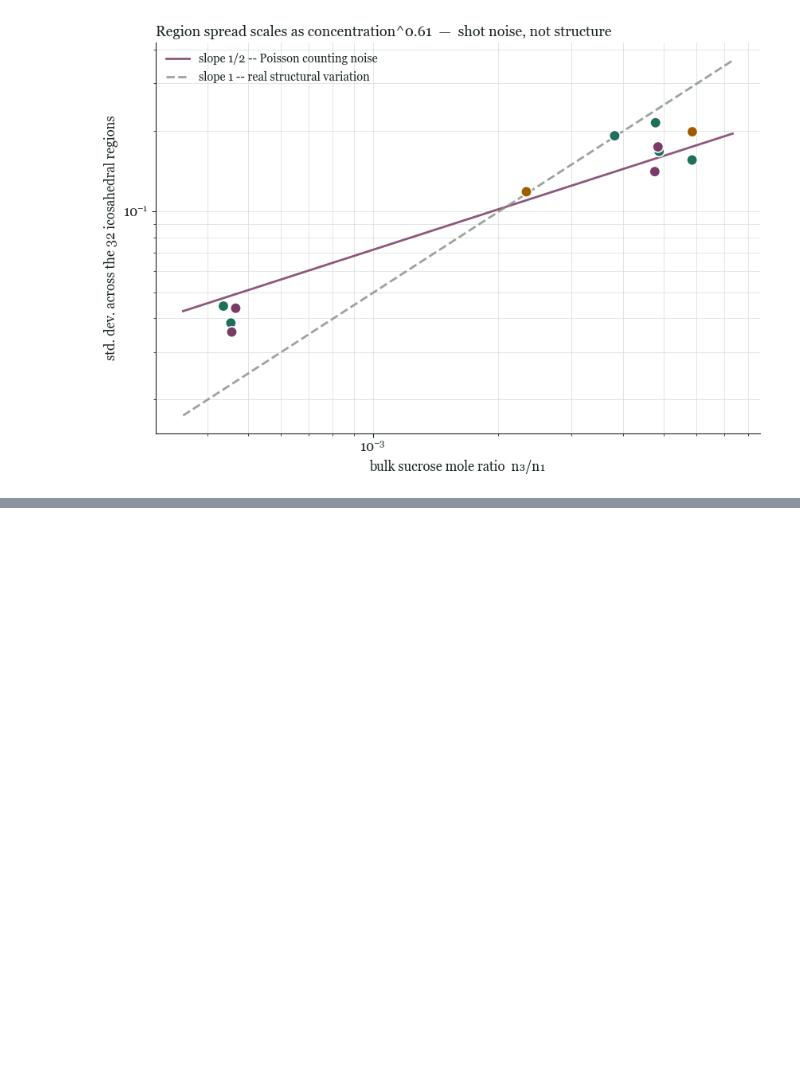
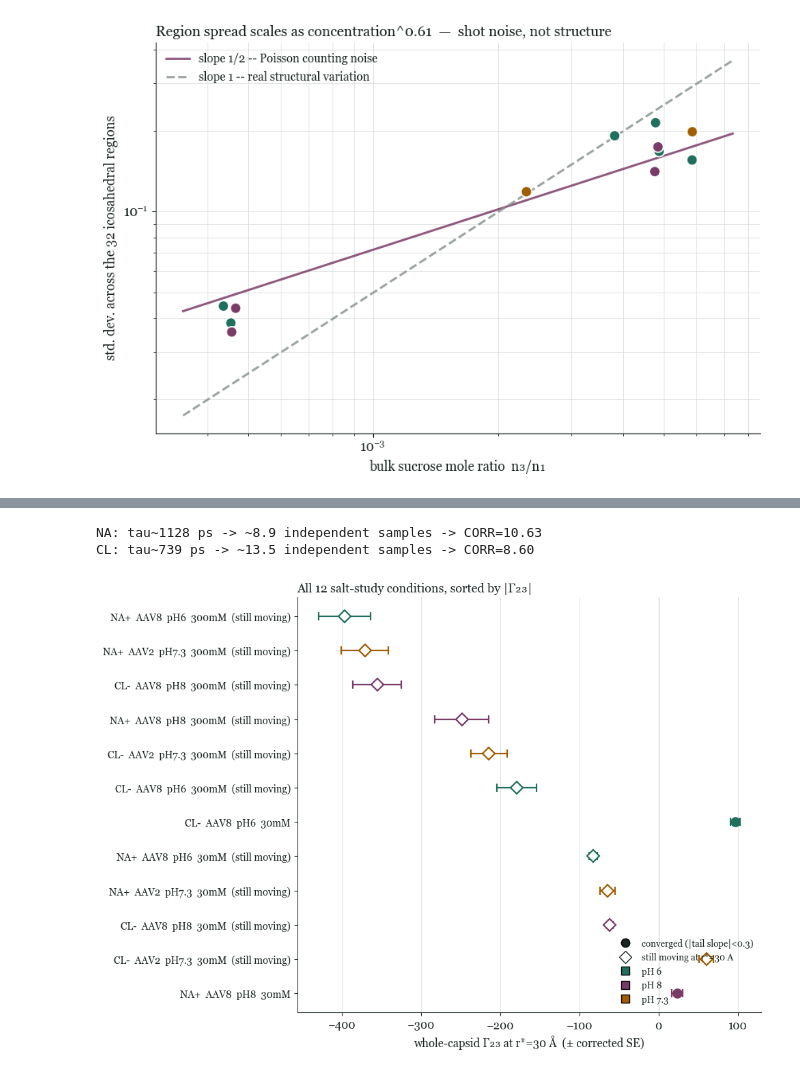
Before and after one commit to rei-plushie/pic_results, a Jupyter notebook: pic_suc_7_9/10ns-simulations/pic_analysis.ipynb, the cells around one changed output, grey strips where cells are left out. Cells and saved outputs as stored; diff of their text form; code cells hidden in the pictures; blank space fills up the shorter version.

```diff
--- a/pic_suc_7_9/10ns-simulations/pic_analysis.ipynb
+++ b/pic_suc_7_9/10ns-simulations/pic_analysis.ipynb
@@ -847,0 +877,7 @@ for comparison, the other 3 DOE corners (Section 9, all using current BY_KEY dat
+# %%
+r3, g3, sem3 = TRIALS["trial 3"]["r"], TRIALS["trial 3"]["g"], TRIALS["trial 3"]["sem"]
+for r_target in (15, 18, 20, 22, 25, 28, 30):
+    i = int(np.argmin(np.abs(r3 - r_target)))
+    print(f"  r={r3[i]:5.1f}  Gamma23={g3[i]:7.2f} +/- {sem3[i]*CORR:5.2f}")
+print(f"\nrise from r=15 to r=30: {g3[-1]-value_at_raw(TRIALS['trial 3'],15.0)[0]:+.1f}"
+      f"  -- still climbing, not flat")
@@ -847,0 +1022,46 @@ for comparison, the other 3 DOE corners (Section 9, all using current BY_KEY dat
+# %%
+D_ION = {"NA": 0.133, "CL": 0.203}  # A^2/ps, bulk aqueous diffusion coefficients
+L_SALT = 30.0  # A, this dataset's local-domain width
+
+CORR_ION = {}
+for ion, D in D_ION.items():
+    tau = L_SALT**2 / (6 * D)
+    n_eff = 10000.0 / tau  # 10 ns run
+    CORR_ION[ion] = np.sqrt(1001.0 / n_eff)
+    print(f"{ion}: tau~{tau:.0f} ps -> ~{n_eff:.1f} independent samples -> CORR={CORR_ION[ion]:.2f}")
+
+ordered = sorted(SALT_CONDITIONS, key=lambda c: -abs(c["g"][-1]))
+fig, ax = plt.subplots(figsize=(10.0, 7.2))
+yticks, ylabels = [], []
+for i, c in enumerate(ordered):
+    y = -i
+    corr = CORR_ION[c["ion"]]
+    color = TEAL if c["ph"] == 6.0 else (PLUM if c["ph"] == 8.0 else AMBER)
+    converged = abs(c["slope_tail"]) < 0.3
+    marker = "o" if converged else "D"
+    ax.errorbar(c["g"][-1], y, xerr=c["sem"][-1]*corr, fmt=marker, color=color,
+                ecolor=color, markersize=9, capsize=4, elinewidth=1.6,
+                markerfacecolor=color if converged else "white", markeredgewidth=1.6, zorder=3)
+    yticks.append(y)
+    ylabels.append(f"{c['ion']}{'+' if c['ion']=='NA' else '-'}  {c['serotype'].upper()}  "
+                    f"pH{c['ph']:g}  {c['salt']}mM" + ("" if converged else "  (still moving)"))
+
+ax.set_yticks(yticks); ax.set_yticklabels(ylabels, fontsize=10.5)
+ax.axvline(0, color=GRID, linewidth=1, zorder=0)
+ax.grid(True, axis="x", color=GRID, linewidth=0.6, zorder=0); ax.set_axisbelow(True)
+ax.set_xlabel("whole-capsid \u0393\u2082\u2083 at r*=30 \u00c5  (\u00b1 corrected SE)")
+for s in ("top", "right"):
+    ax.spines[s].set_visible(False)
+ax.legend(handles=[
+    Line2D([0],[0],marker='o',color='none',markerfacecolor=INK,markersize=9,label='converged (|tail slope|<0.3)'),
+    Line2D([0],[0],marker='D',color='none',markerfacecolor='white',markeredgecolor=INK,markersize=9,label='still moving at r*=30 A'),
+    Line2D([0],[0],marker='s',color='none',markerfacecolor=TEAL,markersize=9,label='pH 6'),
+    Line2D([0],[0],marker='s',color='none',markerfacecolor=PLUM,markersize=9,label='pH 8'),
+    Line2D([0],[0],marker='s',color='none',markerfacecolor=AMBER,markersize=9,label='pH 7.3'),
+], frameon=False, fontsize=9.5, loc="lower right")
+ax.set_title("All 12 salt-study conditions, sorted by |\u0393\u2082\u2083|", fontsize=13, loc="left")
+fig.tight_layout()
+# %% [output]
+NA: tau~1128 ps -> ~8.9 independent samples -> CORR=10.63
+CL: tau~739 ps -> ~13.5 independent samples -> CORR=8.60
+[figure, added]
```
Also changed, not shown: parts of 19 cells of this notebook.
